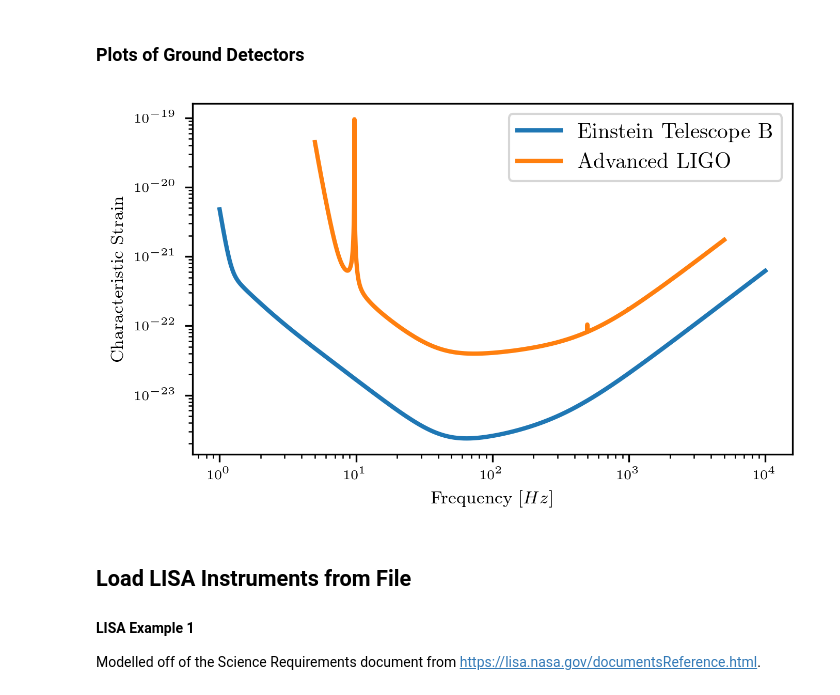
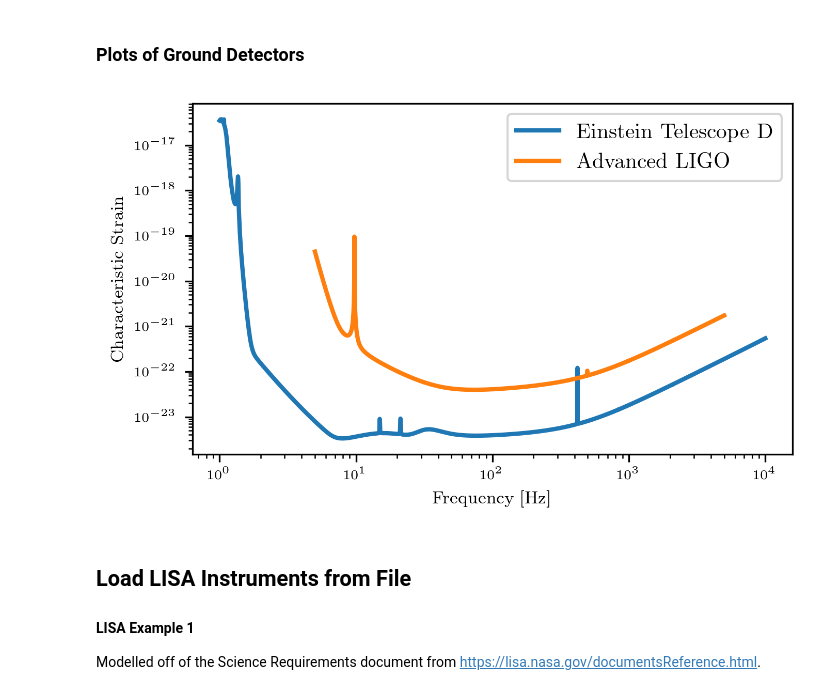
Before and after one commit to ark0015/gwent, a Jupyter notebook: docs/_static/notebooks/strain_plot_tutorial.ipynb, the cells around one changed output. Cells and saved outputs as stored; diff of their text form; code cells hidden in the pictures.

```diff
--- a/docs/_static/notebooks/strain_plot_tutorial.ipynb
+++ b/docs/_static/notebooks/strain_plot_tutorial.ipynb
@@ -65,7 +62,7 @@ For generating a detector, one must assign a value to each of the different inst
 Ground_T_obs = 4*u.yr
 # %%
 #aLIGO
-aLIGO_filedirectory = load_directory + '/InstrumentFiles/aLIGO/StrainFiles/'
+aLIGO_filedirectory = load_directory + '/InstrumentFiles/aLIGO/'
 aLIGO_filename = 'aLIGODesign.txt'
 aLIGO_filelocation = aLIGO_filedirectory + aLIGO_filename
 
@@ -74,8 +71,8 @@ aLIGO = detector.GroundBased('aLIGO',Ground_T_obs,load_location=aLIGO_filelocati
 #### Einstein Telescope
 # %%
 #Einstein Telescope
-ET_filedirectory = load_directory + '/InstrumentFiles/EinsteinTelescope/StrainFiles/'
-ET_filename = 'ET_B_data.txt'
+ET_filedirectory = load_directory + '/InstrumentFiles/EinsteinTelescope/'
+ET_filename = 'ET_D_data.txt'
 ET_filelocation = ET_filedirectory + ET_filename
 
 ET = detector.GroundBased('ET',Ground_T_obs,load_location=ET_filelocation,I_type='A')
@@ -83,15 +80,15 @@ ET = detector.GroundBased('ET',Ground_T_obs,load_location=ET_filelocation,I_type
 ### Plots of Ground Detectors
 # %%
 fig = plt.figure()
-plt.loglog(ET.fT,ET.h_n_f,label='Einstein Telescope B', linewidth = linesize)
+plt.loglog(ET.fT,ET.h_n_f,label='Einstein Telescope D', linewidth = linesize)
 plt.loglog(aLIGO.fT,aLIGO.h_n_f,label='Advanced LIGO', linewidth = linesize)
-plt.xlabel(r'Frequency $[Hz]$',fontsize = labelsize)
+plt.xlabel(r'Frequency [Hz]',fontsize = labelsize)
 plt.ylabel(r'Characteristic Strain',fontsize = labelsize)
 plt.tick_params(axis = 'both',which = 'major', labelsize = axissize)
 plt.legend(fontsize = legendsize)
 plt.show()
 # %% [output]
-[figure, old version]
+[figure, new version]
 # %% [markdown]
 ## Load LISA Instruments from File
 
```
Also changed, not shown: parts of 16 cells of this notebook, 2 other files.
